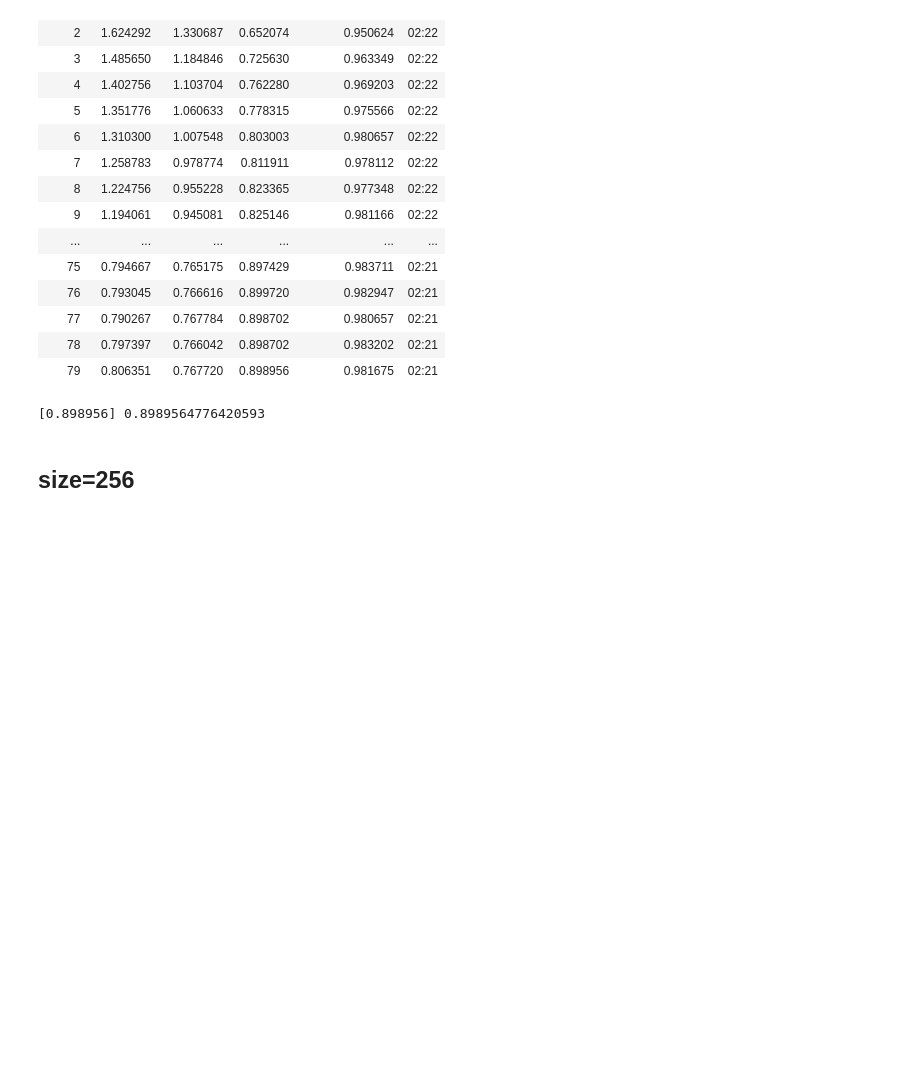
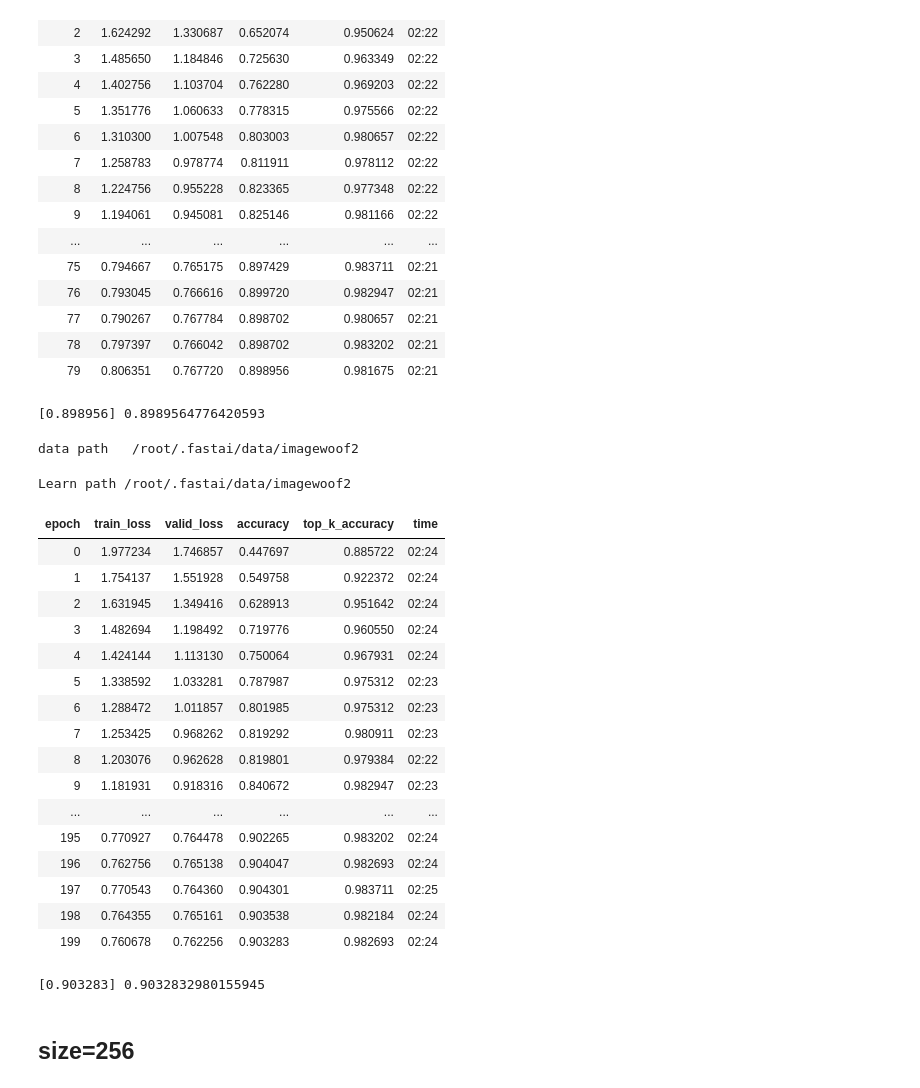
Before and after one commit to BoaEi/imagenette_experiments, a Jupyter notebook: Woof_ResNet_separable.ipynb, the cells around one changed output. Cells and saved outputs as stored; diff of their text form; code cells hidden in the pictures; blank space fills up the shorter version.

```diff
--- a/Woof_ResNet_separable.ipynb
+++ b/Woof_ResNet_separable.ipynb
@@ -479,6 +682,35 @@ Learn path /root/.fastai/data/imagewoof2
 | 78 | 0.797397 | 0.766042 | 0.898702 | 0.983202 | 02:21 |
 | 79 | 0.806351 | 0.767720 | 0.898956 | 0.981675 | 02:21 |
 [0.898956] 0.8989564776420593
+# %%
+res = []
+for epochs in [200]:
+    mixup=0 if epochs<=20 else 0.2
+    learn = get_learn(model=model, size=192, bs=32, mixup=mixup)
+    learn.fit_fc(epochs, lr=4e-3, moms=(0.95,0.95), start_pct=0.72)
+    res += [learn.recorder.metrics[-1][0].item()]
+print([round(x, 6) for x in res], sum(res)/len(res))
+# %% [output]
+data path   /root/.fastai/data/imagewoof2
+Learn path /root/.fastai/data/imagewoof2
+| epoch | train_loss | valid_loss | accuracy | top_k_accuracy | time |
+| 0 | 1.977234 | 1.746857 | 0.447697 | 0.885722 | 02:24 |
+| 1 | 1.754137 | 1.551928 | 0.549758 | 0.922372 | 02:24 |
+| 2 | 1.631945 | 1.349416 | 0.628913 | 0.951642 | 02:24 |
+| 3 | 1.482694 | 1.198492 | 0.719776 | 0.960550 | 02:24 |
+| 4 | 1.424144 | 1.113130 | 0.750064 | 0.967931 | 02:24 |
+| 5 | 1.338592 | 1.033281 | 0.787987 | 0.975312 | 02:23 |
+| 6 | 1.288472 | 1.011857 | 0.801985 | 0.975312 | 02:23 |
+| 7 | 1.253425 | 0.968262 | 0.819292 | 0.980911 | 02:23 |
+| 8 | 1.203076 | 0.962628 | 0.819801 | 0.979384 | 02:22 |
+| 9 | 1.181931 | 0.918316 | 0.840672 | 0.982947 | 02:23 |
+| ... | ... | ... | ... | ... | ... |
+| 195 | 0.770927 | 0.764478 | 0.902265 | 0.983202 | 02:24 |
+| 196 | 0.762756 | 0.765138 | 0.904047 | 0.982693 | 02:24 |
+| 197 | 0.770543 | 0.764360 | 0.904301 | 0.983711 | 02:25 |
+| 198 | 0.764355 | 0.765161 | 0.903538 | 0.982184 | 02:24 |
+| 199 | 0.760678 | 0.762256 | 0.903283 | 0.982693 | 02:24 |
+[0.903283] 0.9032832980155945
 # %% [markdown]
 ## size=256
 # %%
```
Also changed, not shown: parts of 13 cells of this notebook.
